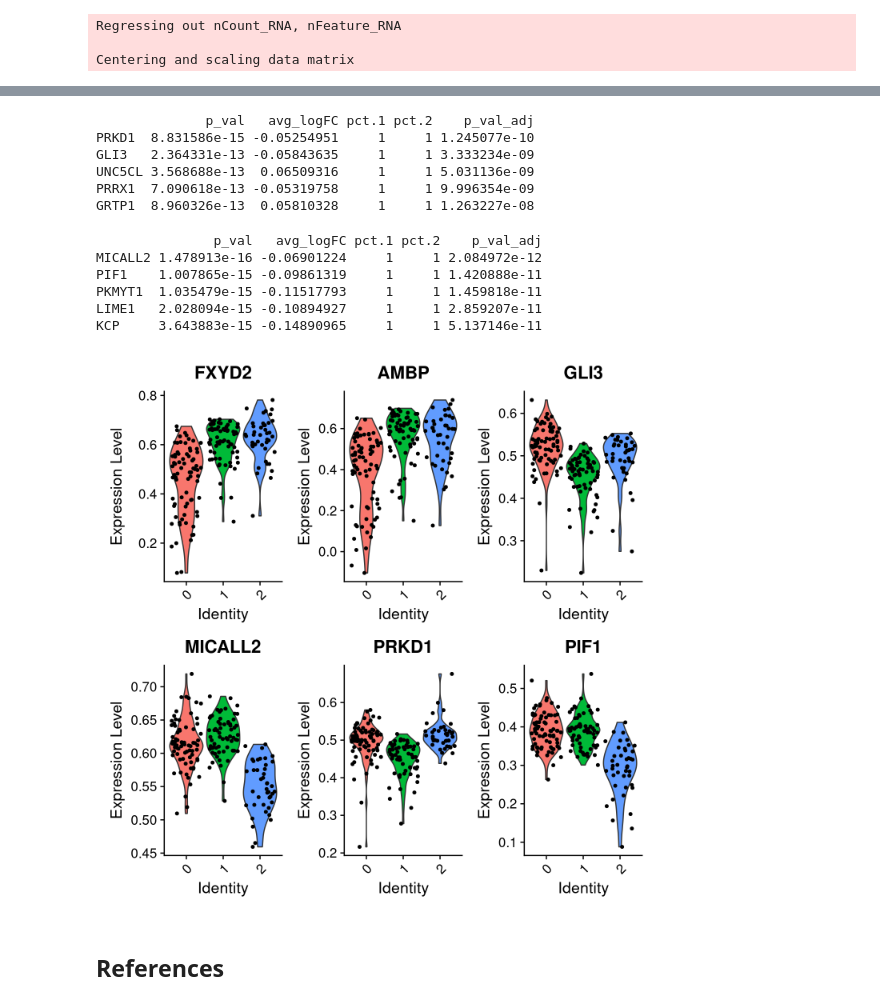
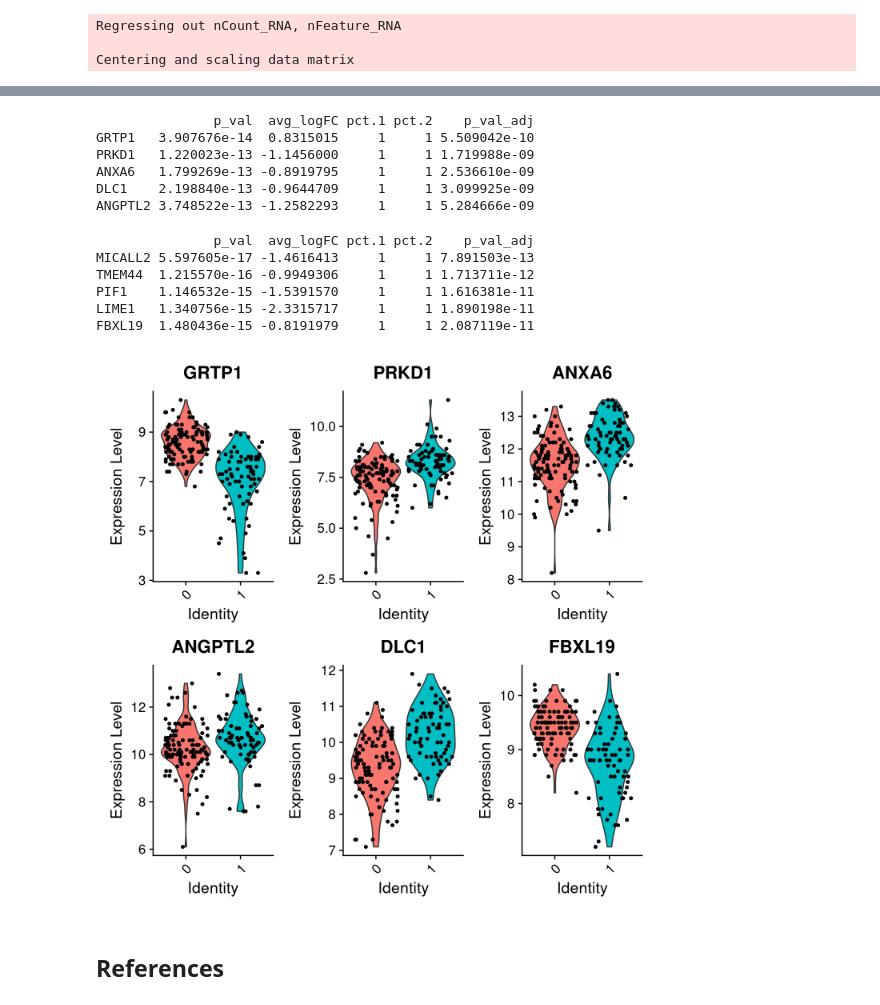
Before and after one commit to markmartorilopez/BigDataAnalytics_R, a Jupyter notebook: BigDataAnalytics_Project2021.ipynb, the cells around one changed output, grey strips where cells are left out. Drawn from its saved outputs; the diff is of its cells as text; code cells hidden in the pictures.

```diff
--- a/BigDataAnalytics_Project2021.ipynb
+++ b/BigDataAnalytics_Project2021.ipynb
@@ -577,7 +575,7 @@ An object of class Seurat
 14098 features across 183 samples within 1 assay
 Active assay: RNA (14098 features, 0 variable features)
 # %%
-pbmc <- FindVariableFeatures(object = pbmc, mean.function = ExpMean, dispersion.function = LogVMR, x.low.cutoff = 0.0125, x.high.cutoff = 3, y.cutoff = 0.5, nfeatures = 2000)
+pbmc <- FindVariableFeatures(object = rna, mean.function = ExpMean, dispersion.function = LogVMR, x.low.cutoff = 0.0125, x.high.cutoff = 3, y.cutoff = 0.5, nfeatures = 2000)
 head(x = HVFInfo(object = pbmc))
 # %% [output]
 Warning message:
@@ -598,6 +607,6 @@ Regressing out nCount_RNA, nFeature_RNA
 
 Centering and scaling data matrix
 # %%
-pbmc <- RunPCA(object = pbmc,  npcs = 20, verbose = FALSE)
+pbmc <- RunPCA(object = pbmc,  npcs = 50, verbose = FALSE)
 DimPlot(object = pbmc, reduction = "pca")
 # %% [output]
@@ -605,6 +616,6 @@ DimPlot(object = pbmc, reduction = "pca")
 # %%
-pbmc <- FindNeighbors(pbmc, reduction = "pca", dims = 1:20)
-pbmc <- FindClusters(pbmc, resolution = 0.5, algorithm = 1)
+pbmc <- FindNeighbors(pbmc, reduction = "pca", dims = 1:50)
+pbmc <- FindClusters(pbmc, resolution = 0.65, algorithm = 1)
 # %% [output]
 Computing nearest neighbor graph
 
@@ -656,29 +676,29 @@ CTRL  8.147035e-07 -0.1647080 0.987     1 1.148569e-02
 # %%
 # find all markers of cluster 2
-cluster2.markers <- FindMarkers(object = pbmc, ident.1 = 1, min.pct = 0.25, logfc.threshold=0.05)
+cluster2.markers <- FindMarkers(object = pbmc, ident.1 = 1, min.pct = 0.25, logfc.threshold=0.25)
 print(x = head(x = cluster2.markers, n = 5))
 # %% [output]
-              p_val   avg_logFC pct.1 pct.2    p_val_adj
-PRKD1  8.831586e-15 -0.05254951     1     1 1.245077e-10
-GLI3   2.364331e-13 -0.05843635     1     1 3.333234e-09
-UNC5CL 3.568688e-13  0.06509316     1     1 5.031136e-09
-PRRX1  7.090618e-13 -0.05319758     1     1 9.996354e-09
-GRTP1  8.960326e-13  0.05810328     1     1 1.263227e-08
+               p_val  avg_logFC pct.1 pct.2    p_val_adj
+GRTP1   3.907676e-14  0.8315015     1     1 5.509042e-10
+PRKD1   1.220023e-13 -1.1456000     1     1 1.719988e-09
+ANXA6   1.799269e-13 -0.8919795     1     1 2.536610e-09
+DLC1    2.198840e-13 -0.9644709     1     1 3.099925e-09
+ANGPTL2 3.748522e-13 -1.2582293     1     1 5.284666e-09
 # %%
 # find all markers of cluster 3
-cluster3.markers <- FindMarkers(object = pbmc, ident.1 = 2, min.pct = 0.25, logfc.threshold=0.05)
+cluster3.markers <- FindMarkers(object = pbmc, ident.1 = 2, min.pct = 0.25, logfc.threshold=0.25)
 print(x = head(x = cluster3.markers, n = 5))
 # %% [output]
-               p_val   avg_logFC pct.1 pct.2    p_val_adj
-MICALL2 1.478913e-16 -0.06901224     1     1 2.084972e-12
-PIF1    1.007865e-15 -0.09861319     1     1 1.420888e-11
-PKMYT1  1.035479e-15 -0.11517793     1     1 1.459818e-11
-LIME1   2.028094e-15 -0.10894927     1     1 2.859207e-11
-KCP     3.643883e-15 -0.14890965     1     1 5.137146e-11
+               p_val  avg_logFC pct.1 pct.2    p_val_adj
+MICALL2 5.597605e-17 -1.4616413     1     1 7.891503e-13
+TMEM44  1.215570e-16 -0.9949306     1     1 1.713711e-12
+PIF1    1.146532e-15 -1.5391570     1     1 1.616381e-11
+LIME1   1.340756e-15 -2.3315717     1     1 1.890198e-11
+FBXL19  1.480436e-15 -0.8191979     1     1 2.087119e-11
 # %%
-VlnPlot(object = pbmc, features =c("FXYD2", "AMBP", "GLI3", "MICALL2", "PRKD1", "PIF1"))
+VlnPlot(object = pbmc, features =c("GRTP1", "PRKD1", "ANXA6", "ANGPTL2", "DLC1", "FBXL19"))
 # %% [output]
-[figure, old version]
+[figure, new version]
 # %% [markdown]
 ## References
 # %% [markdown]
```
Also changed, not shown: parts of 14 cells of this notebook.
